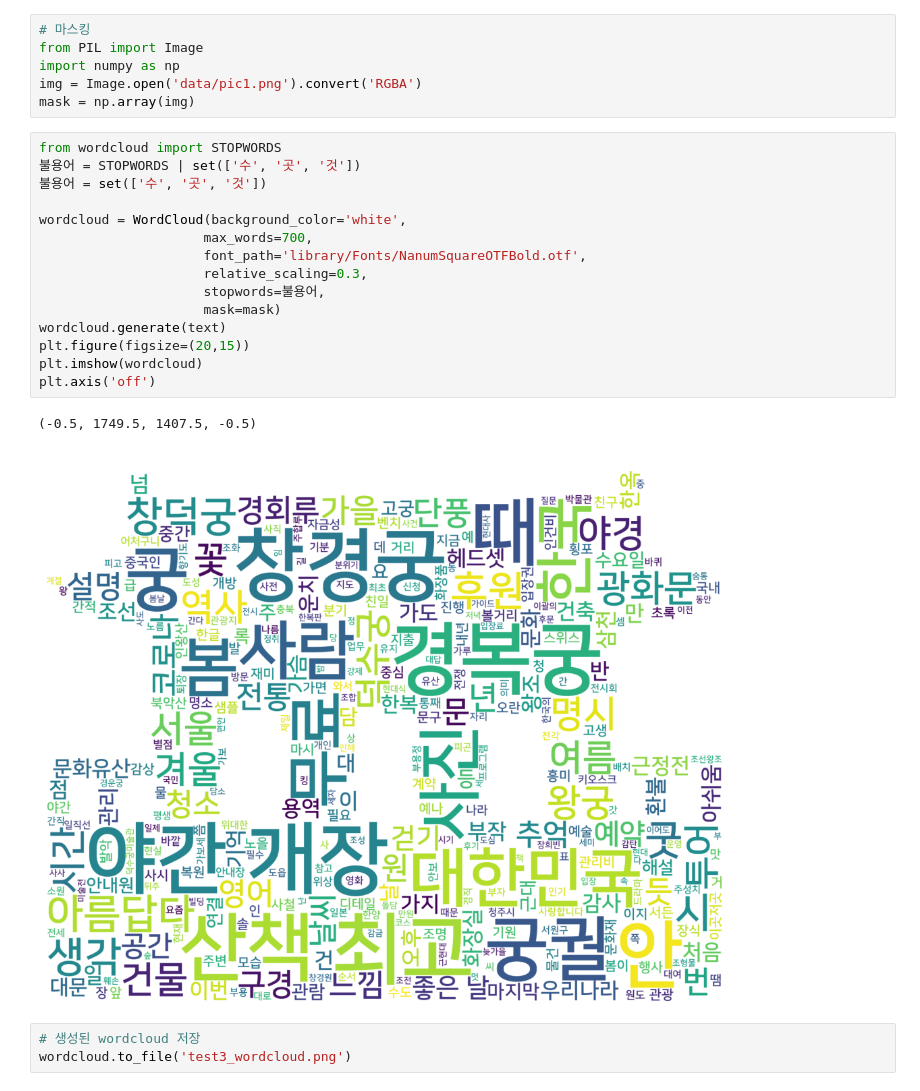
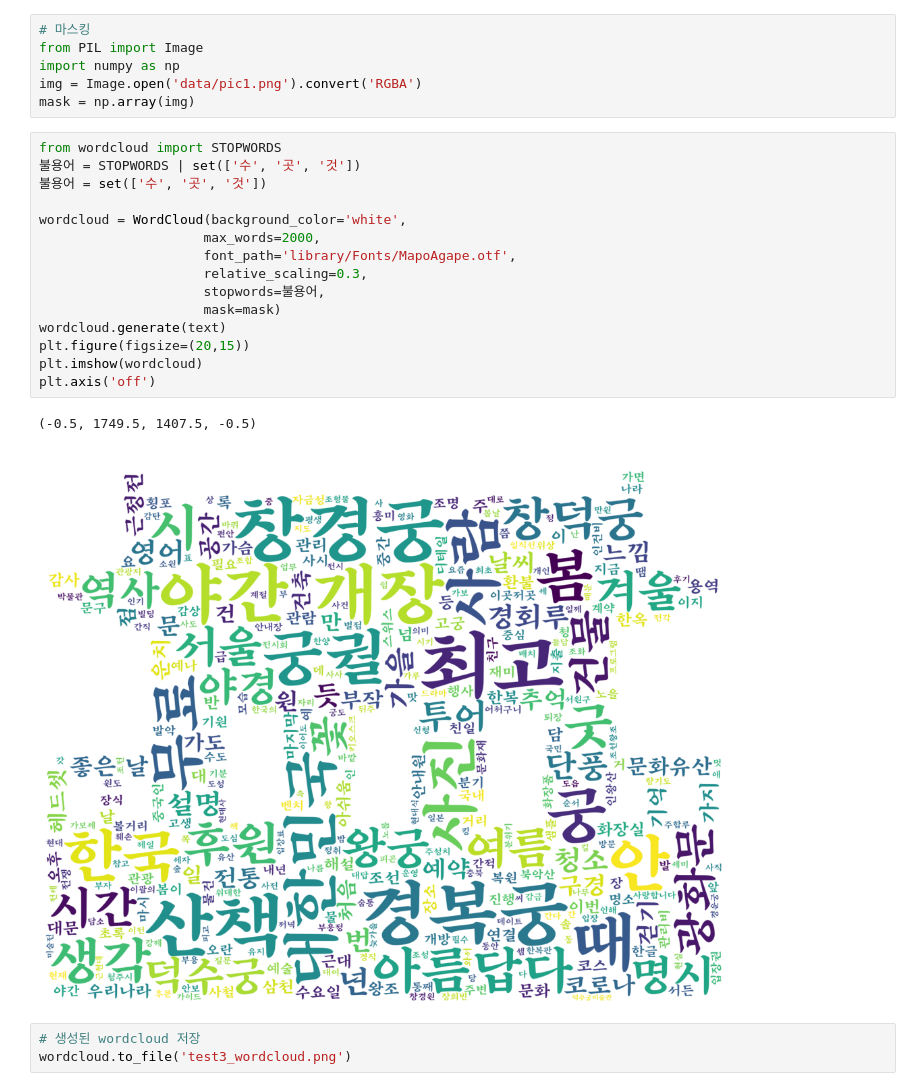
Before and after one commit to yeonju01/bigdata_project, a Jupyter notebook: Text mining_4대궁.ipynb, the cells around one changed output. Saved outputs shown, nothing was run; the diff lists cells and outputs as text.

```diff
--- a/Text mining_4대궁.ipynb
+++ b/Text mining_4대궁.ipynb
@@ -233,24 +233,24 @@ from PIL import Image
 import numpy as np
 img = Image.open('data/pic1.png').convert('RGBA')
 mask = np.array(img)
-# %%
-from wordcloud import STOPWORDS
-불용어 = STOPWORDS | set(['수', '곳', '것'])
-불용어 = set(['수', '곳', '것'])
-
-wordcloud = WordCloud(background_color='white',
-                     max_words=700,
-                     font_path='library/Fonts/NanumSquareOTFBold.otf',
-                     relative_scaling=0.3,
-                     stopwords=불용어,
-                     mask=mask)
-wordcloud.generate(text)
-plt.figure(figsize=(20,15))
-plt.imshow(wordcloud)
-plt.axis('off')
-# %% [output]
-(-0.5, 1749.5, 1407.5, -0.5)
-[figure, removed]
+# %%
+from wordcloud import STOPWORDS
+불용어 = STOPWORDS | set(['수', '곳', '것'])
+불용어 = set(['수', '곳', '것'])
+
+wordcloud = WordCloud(background_color='white',
+                     max_words=2000,
+                     font_path='library/Fonts/MapoAgape.otf',
+                     relative_scaling=0.3,
+                     stopwords=불용어,
+                     mask=mask)
+wordcloud.generate(text)
+plt.figure(figsize=(20,15))
+plt.imshow(wordcloud)
+plt.axis('off')
+# %% [output]
+(-0.5, 1749.5, 1407.5, -0.5)
+[figure, added]
 # %%
 # 생성된 wordcloud 저장
 wordcloud.to_file('test3_wordcloud.png')
```
Also changed, not shown: parts of 6 cells of this notebook, 3 other files.
